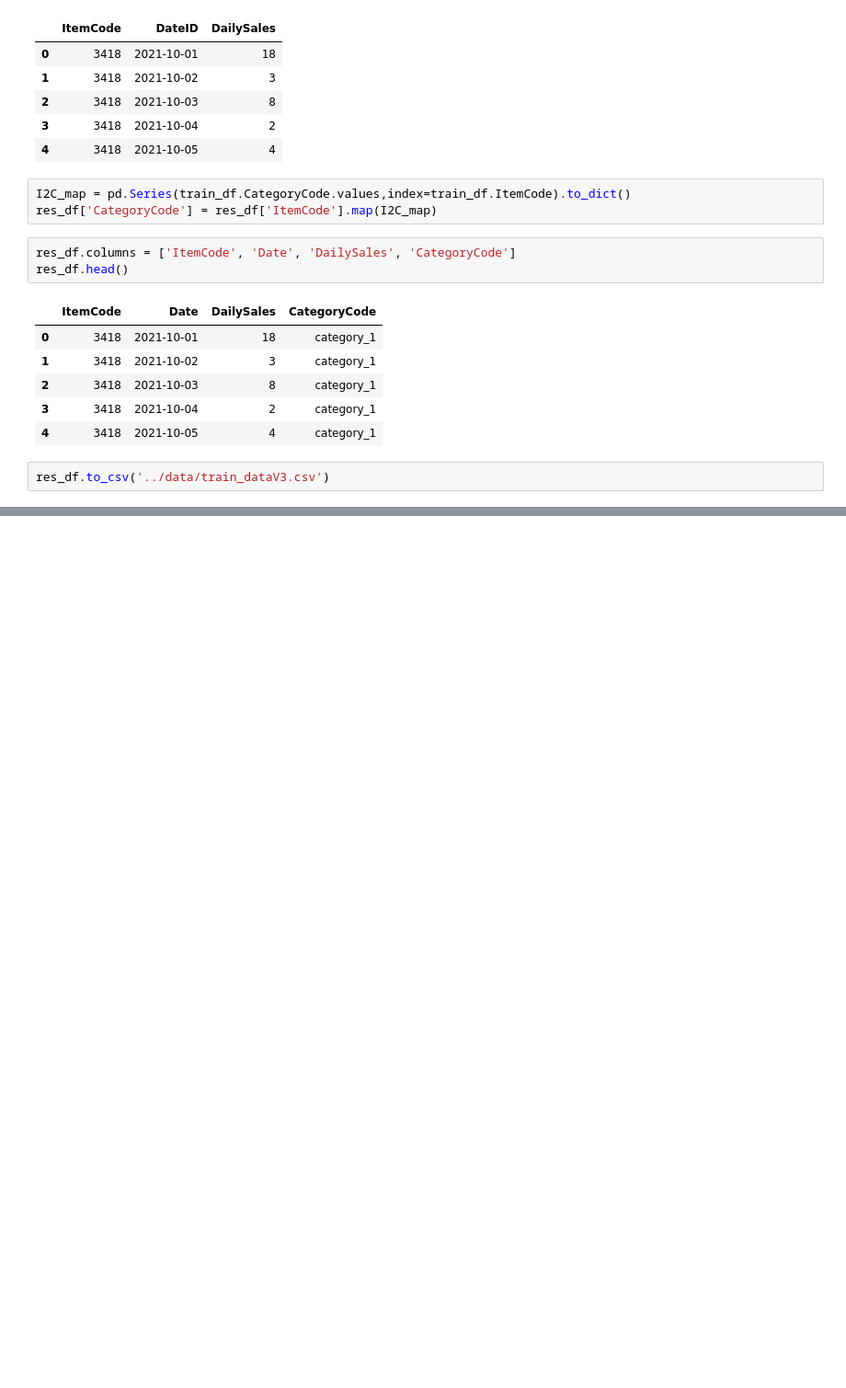
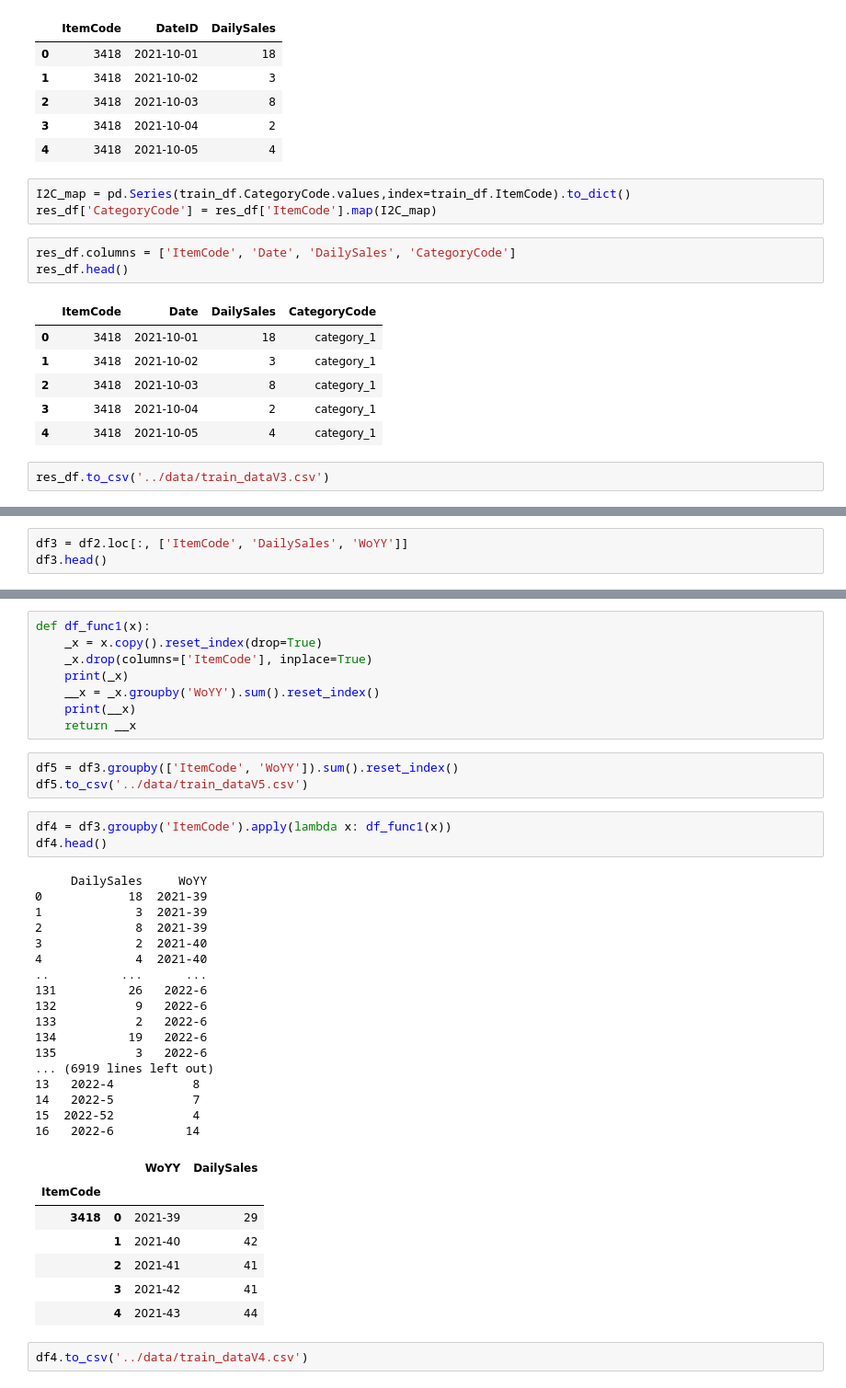
Before and after one commit to BoTZ-TND/DataStorm-2022, a Jupyter notebook: notebooks/data_prep.ipynb, the cells around one changed output, grey strips where cells are left out. Shown: that part at 92% size. Drawn from its saved outputs; the diff is of its cells as text; blank space fills up the shorter version.

```diff
--- a/notebooks/data_prep.ipynb
+++ b/notebooks/data_prep.ipynb
@@ -65,0 +103,3 @@ res_df.to_csv('../data/train_dataV3.csv')
+# %%
+df3 = df2.loc[:, ['ItemCode', 'DailySales', 'WoYY']]
+df3.head()
@@ -65,0 +113,41 @@ res_df.to_csv('../data/train_dataV3.csv')
+# %%
+def df_func1(x):
+    _x = x.copy().reset_index(drop=True)
+    _x.drop(columns=['ItemCode'], inplace=True)
+    print(_x)
+    __x = _x.groupby('WoYY').sum().reset_index()
+    print(__x)
+    return __x
+# %%
+df5 = df3.groupby(['ItemCode', 'WoYY']).sum().reset_index()
+df5.to_csv('../data/train_dataV5.csv')
+# %%
+df4 = df3.groupby('ItemCode').apply(lambda x: df_func1(x))
+df4.head()
+# %% [output]
+     DailySales     WoYY
+0            18  2021-39
+1             3  2021-39
+2             8  2021-39
+3             2  2021-40
+4             4  2021-40
+..          ...      ...
+131          26   2022-6
+132           9   2022-6
+133           2   2022-6
+134          19   2022-6
+135           3   2022-6
+... (6919 lines left out)
+13   2022-4           8
+14   2022-5           7
+15  2022-52           4
+16   2022-6          14
+|  |  | WoYY | DailySales |
+| ItemCode |  |  |  |
+| 3418 | 0 | 2021-39 | 29 |
+|  | 1 | 2021-40 | 42 |
+|  | 2 | 2021-41 | 41 |
+|  | 3 | 2021-42 | 41 |
+|  | 4 | 2021-43 | 44 |
+# %%
+df4.to_csv('../data/train_dataV4.csv')
```
Also changed, not shown: parts of 8 cells of this notebook, 1 other file.
